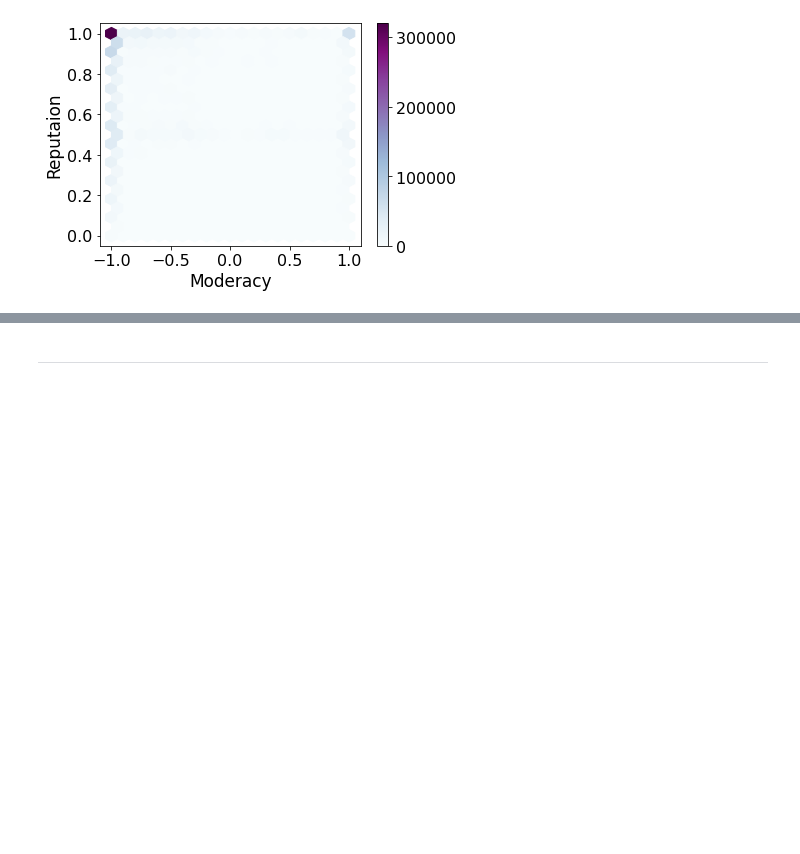
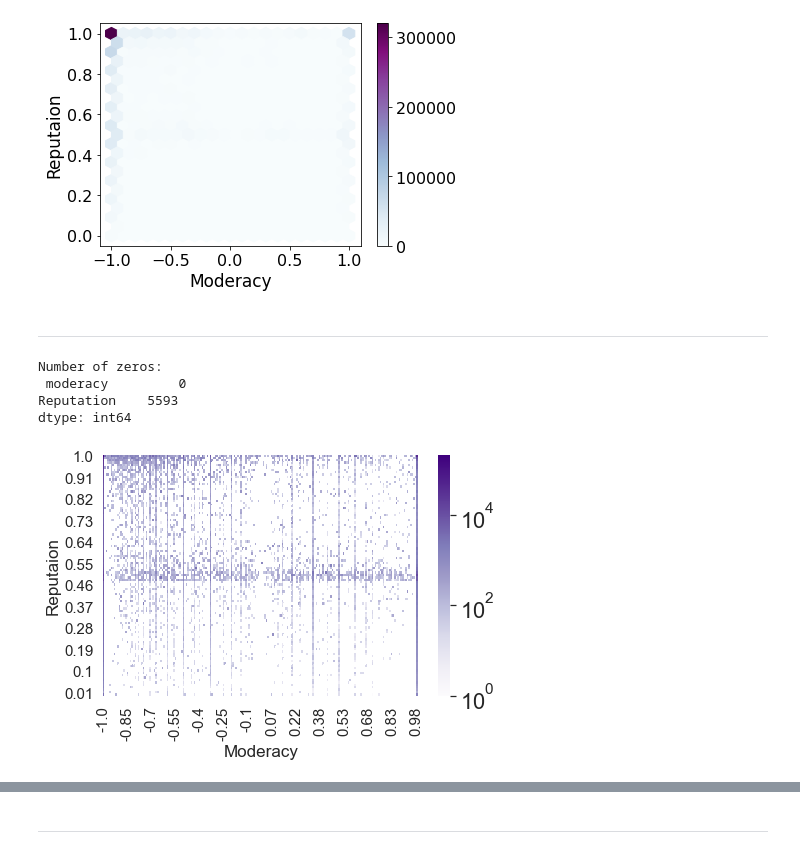
Before and after one commit to MoSamani/Deleted-Tweets, a Jupyter notebook: user_polarisiation/Plot_moderacy_Polarisation.ipynb, the cells around one changed output, grey strips where cells are left out. Drawn from its saved outputs; the diff is of its cells as text; code cells hidden in the pictures; blank space fills up the shorter version.

```diff
--- a/user_polarisiation/Plot_moderacy_Polarisation.ipynb
+++ b/user_polarisiation/Plot_moderacy_Polarisation.ipynb
@@ -286,3 +289,50 @@ plot_hexbin_reputaion(df_del, 'is_deleted','moderacy', 'Moderacy', 'BuPu', 'Hexa
 plot_hexbin_reputaion(df_undel, 'is_deleted','moderacy', 'Moderacy', 'BuPu', 'Hexabinplot_tweetscov19_moderacy_reputation(nondeletedtweets)')
 # %% [output]
 [figure]
+# %% [markdown]
+***
+# %%
+def plot_heatmap(df, x, y,x_label, color, titel):
+
+    df = df[[x, y]]
+    df = df.round(2)
+    zeros = (df == 0).sum()
+    print('Number of zeros: \n', zeros)
+    #df.replace(0, np.nan, inplace=True)
+    df = df.groupby([x, y]).size().reset_index(name='count')
+
+
+    heatmap_data = df.pivot(y, x, "count")
+    heatmap_data = heatmap_data.sort_values(by=y,ascending=False)
+
+    color = plt.get_cmap(color)   # default color
+    color.set_bad('white')    # if the value is bad the color would be lightblue instead of white
+
+    sns.set(font_scale=2)
+    f, ax = plt.subplots(figsize=(7, 5))
+    sns.heatmap(heatmap_data, square=False, norm= matplotlib.colors.LogNorm(), cbar_kws={"shrink": 1}, cmap=color)
+    ax.tick_params(labelsize=15)
+    ax.set_ylabel(ylabel='Reputaion', fontsize=17)
+    ax.set_xlabel(xlabel=x_label, fontsize=17)
+    #ax.figure.axes[-1].set_ylabel('Number of tweets', size=20)
+    #ax.figure.axes[-1].set_ylabel( size=20)
+
+    fig = ax.get_figure()
+    fig.tight_layout()
+
+    fig.savefig('../plots/heatmaps/'+titel+'.pdf')
+    plt.show()
+# %%
+#All Tweets
+df = df_tweetscov19[['is_deleted', 'moderacy', 'Reputation']]
+
+df_del =  df[df['is_deleted']==True]
+df_undel = df[df['is_deleted']==False]
+# %%
+plot_heatmap(df, 'moderacy','Reputation', 'Moderacy', 'Purples', 'Heatmap_tweetscov19_moderacy_reputation(alltweets)')
+# %% [output]
+Number of zeros:
+ moderacy         0
+Reputation    5593
+dtype: int64
+[figure, added]
```
Also changed, not shown: parts of 3 cells of this notebook, 10 other files.
